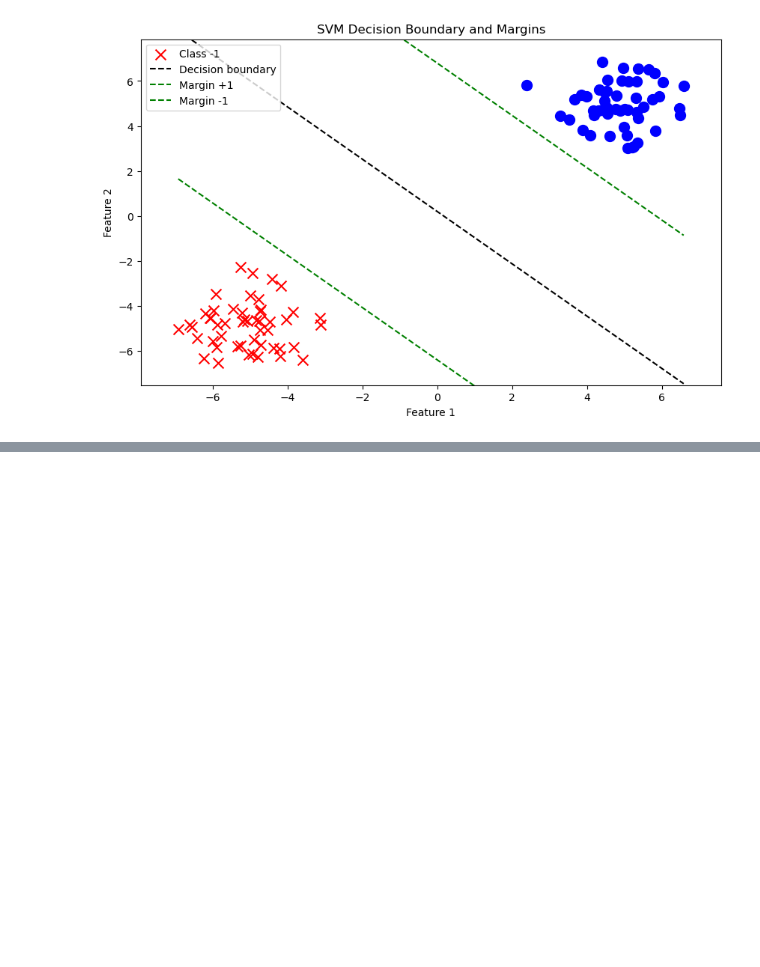
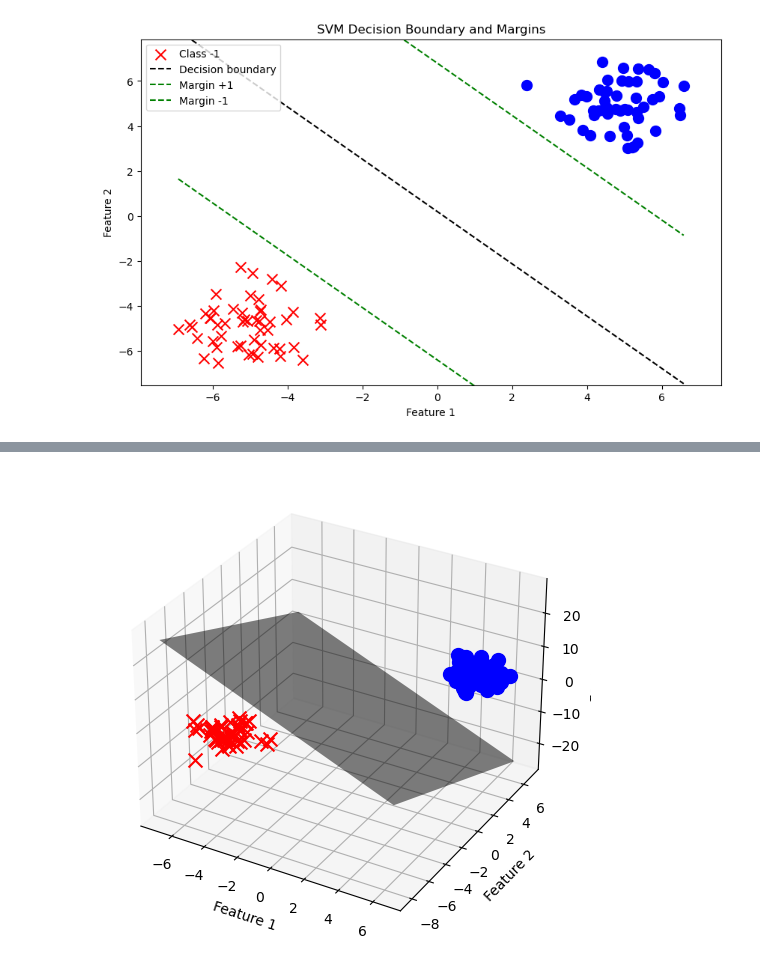
Before and after one commit to paramdesai321/Splitting-Ig-Folds, a Jupyter notebook: SupportVectorMachine/svm.ipynb, the cells around one changed output, grey strips where cells are left out. Drawn from its saved outputs; the diff is of its cells as text; code cells hidden in the pictures; blank space fills up the shorter version.

```diff
--- a/SupportVectorMachine/svm.ipynb
+++ b/SupportVectorMachine/svm.ipynb
@@ -105,4 +113,91 @@ if __name__ == "__main__":
 # %% [output]
 [figure]
 # %%
+
+
+
+
+class SVM:
+    def __init__(self, learning_rate=0.01, lambda_param=0.01, n_iters=1000):
+        self.lr = learning_rate
+        self.lambda_param = lambda_param
+        self.n_iters = n_iters
+        self.w = None
+        self.b = None
+
+    def fit(self, X, y):
+        n_samples, n_features = X.shape
+        y = np.where(y <= 0, -1, 1)
+
+        self.w = np.zeros(n_features)
+        self.b = 0
+
+        for _ in range(self.n_iters):
+            for idx, x_i in enumerate(X):
+                condition = y[idx] * (np.dot(x_i, self.w) - self.b) >= 1
+                if condition:
+                    self.w -= self.lr * (2 * self.lambda_param * self.w)
+                else:
+                    self.w -= self.lr * (2 * self.lambda_param * self.w - np.dot(x_i, y[idx]))
+                    self.b -= self.lr * y[idx]
+
+    def predict(self, X):
+        approx = np.dot(X, self.w) - self.b
+        return np.sign(approx)
+
+    def plot_hyperplanes(self, X, y):
+        fig = plt.figure(figsize=(10, 6))
+        ax = fig.add_subplot(111, projection='3d')
+
+        # Plotting the data points
+        for idx, label in enumerate(y):
+            if label == 1:
+                ax.scatter(X[idx][0], X[idx][1], X[idx][2], color='b', marker='o', s=100, label="Class 1" if idx == 0 else "")
+            else:
+                ax.scatter(X[idx][0], X[idx][1], X[idx][2], color='r', marker='x', s=100, label="Class -1" if idx == 0 else "")
+
+        # Create a grid for plotting the decision boundary in 3D
+        x0_range = np.linspace(np.amin(X[:, 0]), np.amax(X[:, 0]), 50)
+        x1_range = np.linspace(np.amin(X[:, 1]), np.amax(X[:, 1]), 50)
+        x0, x1 = np.meshgrid(x0_range, x1_range)
+        x2 = (-self.w[0] * x0 - self.w[1] * x1 - self.b) / self.w[2]
+
+        # Plot decision boundary (a plane in 3D)
+        ax.plot_surface(x0, x1, x2, color='k', alpha=0.5, rstride=100, cstride=100, label="Decision boundary")
+
+        # Axis labels
+        ax.set_xlabel("Feature 1")
+        ax.set_ylabel("Feature 2")
+        ax.set_zlabel("Feature 3")
+        ax.legend()
+        ax.set_title("SVM Decision Boundary in 3D")
+        plt.show()
+
+if __name__ == "__main__":
+    np.random.seed(42)
+
+    # Generate 50 points for Class 1 centered at (5, 5, 5)
+    X_class1 = np.random.randn(50, 3) + [5, 5, 5]
+    y_class1 = np.ones(50)
+
+    # Generate 50 points for Class -1 centered at (-5, -5, -5)
+    X_class2 = np.random.randn(50, 3) + [-5, -5, -5]
+    y_class2 = -np.ones(50)
+
+    # Combine both classes to create the dataset
+    X = np.vstack((X_class1, X_class2))
+    y = np.hstack((y_class1, y_class2))
+
+    # Shuffle the dataset to mix class labels
+    indices = np.arange(X.shape[0])
+    np.random.shuffle(indices)
+    X = X[indices]
+    y = y[indices]
+
+    # Initialize and train the SVM
+    clf = SVM(learning_rate=0.01, lambda_param=0.01, n_iters=1000)
+    clf.fit(X, y)
+
+    # Plot the data points and hyperplanes
+    clf.plot_hyperplanes(X, y)
 # %% [output]
@@ -109,0 +205 @@ Tbere is something that has to be
+[figure, added]
```
Also changed, not shown: parts of 3 cells of this notebook.
